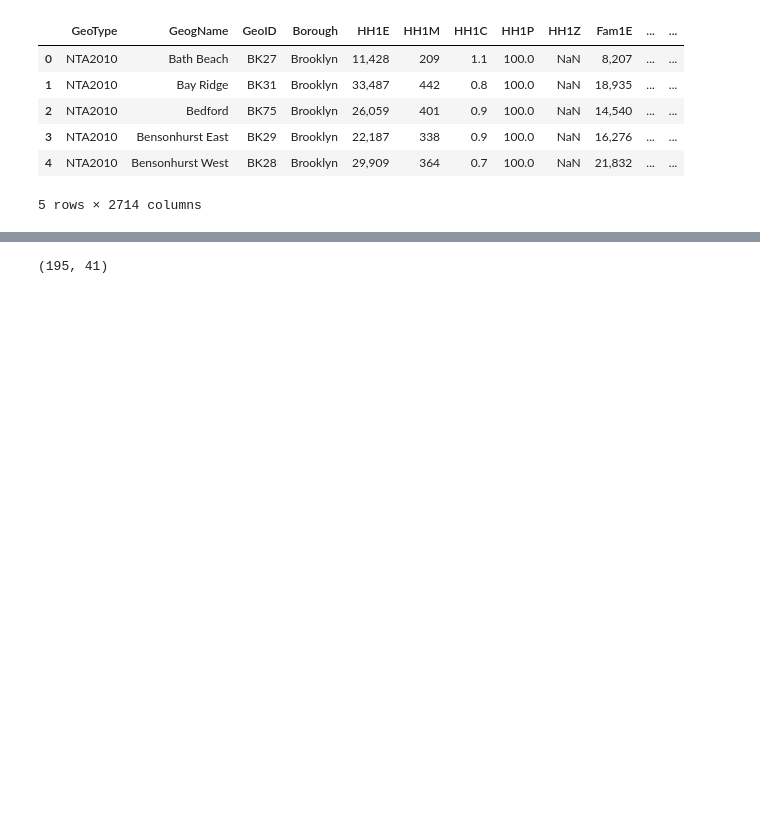
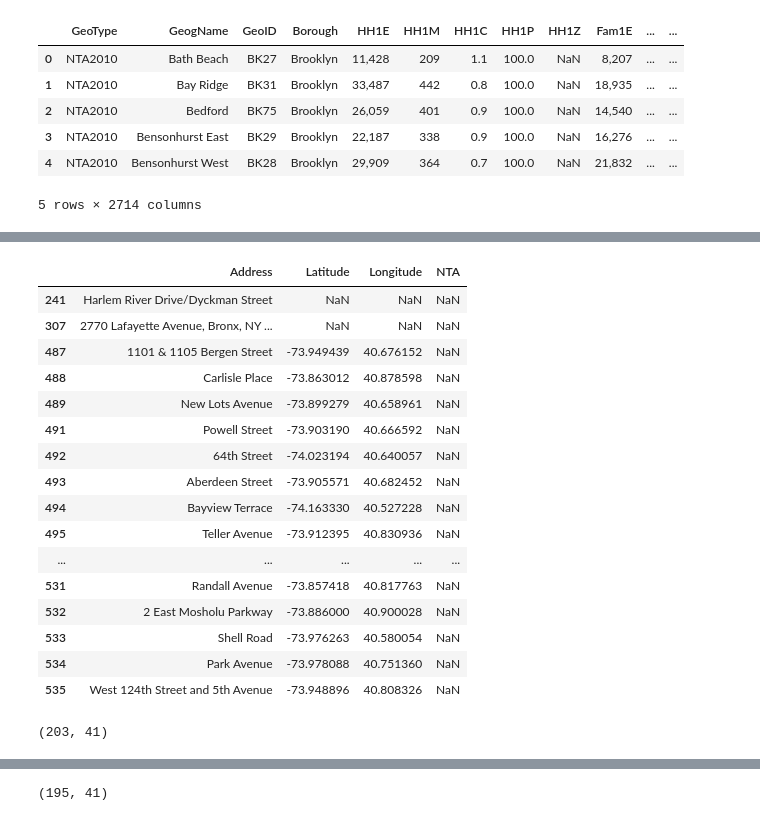
Before and after one commit to leonaisabelle/CUSP-ADS-Project, a Jupyter notebook: preprocessing_notebooks/ACS_5year_Merge_Community_Gardens.ipynb, the cells around one changed output, grey strips where cells are left out. Drawn from its saved outputs; the diff is of its cells as text; code cells hidden in the pictures; blank space fills up the shorter version.

```diff
--- a/preprocessing_notebooks/ACS_5year_Merge_Community_Gardens.ipynb
+++ b/preprocessing_notebooks/ACS_5year_Merge_Community_Gardens.ipynb
@@ -131,7 +131,30 @@ gardens.shape
+# %%
+gardens[gardens.NTA.isnull()] # TODO: angelia gotta check this later
+# %% [output]
+|  | Address | Latitude | Longitude | NTA |
+| 241 | Harlem River Drive/Dyckman Street | NaN | NaN | NaN |
+| 307 | 2770 Lafayette Avenue, Bronx, NY ... | NaN | NaN | NaN |
+| 487 | 1101 & 1105 Bergen Street | -73.949439 | 40.676152 | NaN |
+| 488 | Carlisle Place | -73.863012 | 40.878598 | NaN |
+| 489 | New Lots Avenue | -73.899279 | 40.658961 | NaN |
+| 491 | Powell Street | -73.903190 | 40.666592 | NaN |
+| 492 | 64th Street | -74.023194 | 40.640057 | NaN |
+| 493 | Aberdeen Street | -73.905571 | 40.682452 | NaN |
+| 494 | Bayview Terrace | -74.163330 | 40.527228 | NaN |
+| 495 | Teller Avenue | -73.912395 | 40.830936 | NaN |
+| ... | ... | ... | ... | ... |
+| 531 | Randall Avenue | -73.857418 | 40.817763 | NaN |
+| 532 | 2 East Mosholu Parkway | -73.886000 | 40.900028 | NaN |
+| 533 | Shell Road | -73.976263 | 40.580054 | NaN |
+| 534 | Park Avenue | -73.978088 | 40.751360 | NaN |
+| 535 | West 124th Street and 5th Avenue | -73.948896 | 40.808326 | NaN |
 # %%
 #merging diff ACS datasets: demographic/econ/socio indicators
 
 ACSmerge = pd.merge(pd.merge(demo1,econ1,on='GeogName'),soc1,on='GeogName')
+ACSmerge.shape
+# %% [output]
+(203, 41)
 # %%
 ACSmerge.head()
 # %% [output]
```
Also changed, not shown: parts of 20 cells of this notebook, 1 other file.
